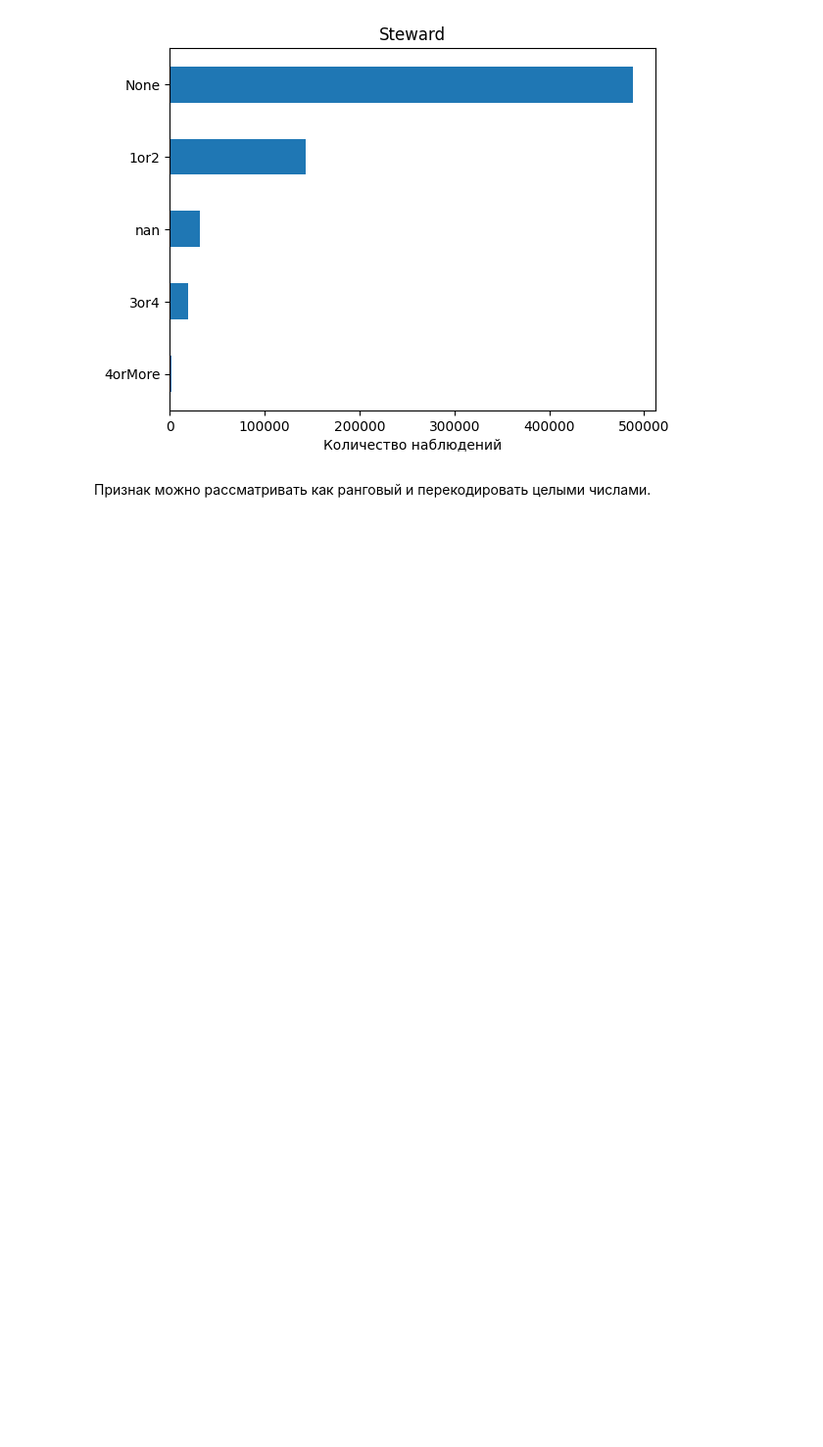
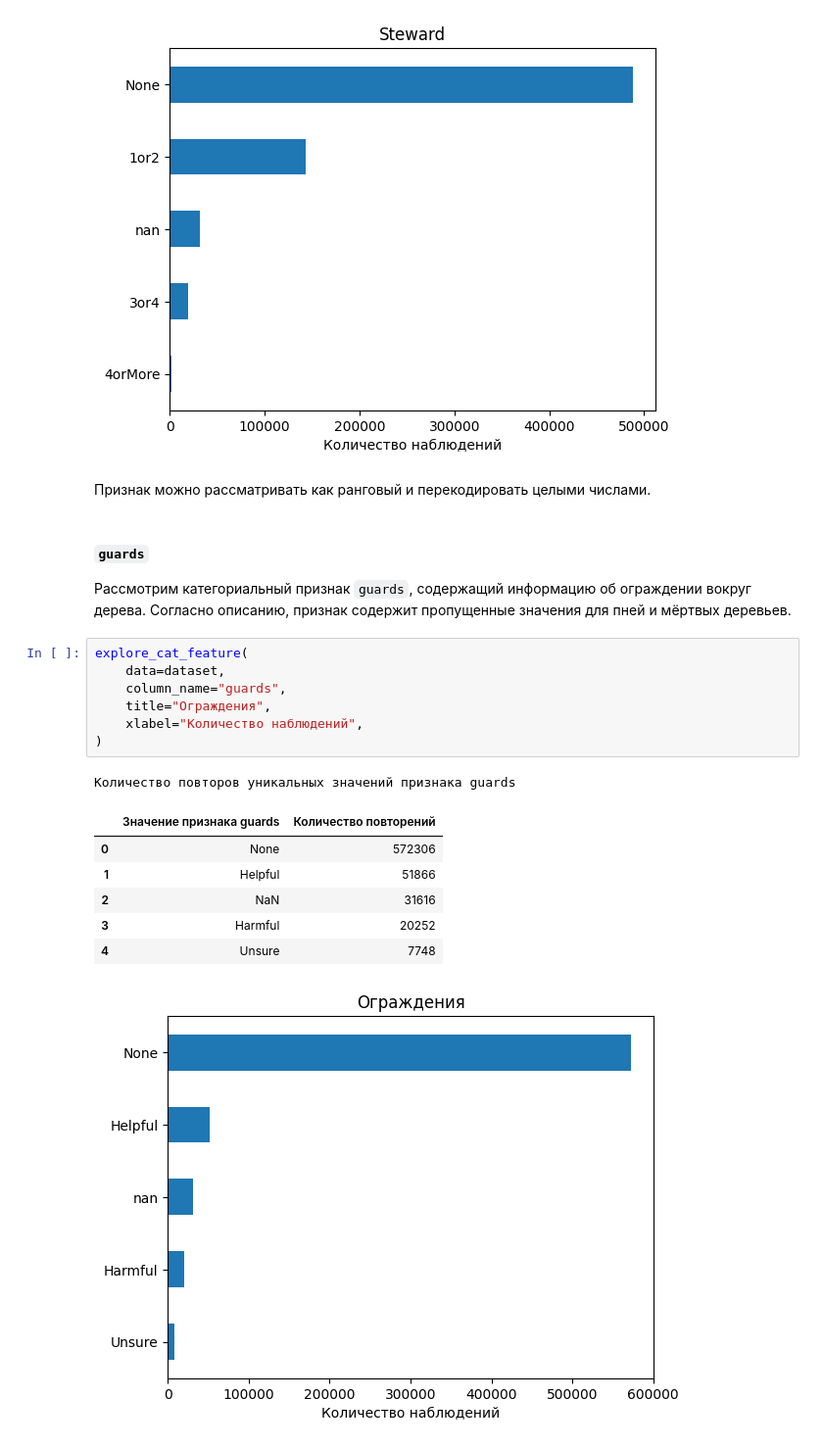
Before and after one commit to AlekseiBogachev/ny-tree-census, a Jupyter notebook: notebooks/exploratory/eda.ipynb, the cells around one changed output. Shown at 98% size. Saved outputs shown, nothing was run; the diff lists cells and outputs as text; blank space fills up the shorter version.

Commit message:
Рассмотрены признаки guards, sidewalk, user_type, root_stone.

```diff
--- a/notebooks/exploratory/eda.ipynb
+++ b/notebooks/exploratory/eda.ipynb
@@ -789,3 +789,24 @@ explore_cat_feature(
 [figure]
 # %% [markdown]
 Признак можно рассматривать как ранговый и перекодировать целыми числами.
+# %% [markdown]
+##### `guards`
+Рассмотрим категориальный признак `guards`, содержащий информацию об ограждении
+вокруг дерева. Согласно описанию, признак содержит пропущенные значения для пней
+и мёртвых деревьев.
+# %%
+explore_cat_feature(
+    data=dataset,
+    column_name="guards",
+    title="Ограждения",
+    xlabel="Количество наблюдений",
+)
+# %% [output]
+Количество повторов уникальных значений признака guards
+|  | Значение признака guards | Количество повторений |
+| 0 | None | 572306 |
+| 1 | Helpful | 51866 |
+| 2 | NaN | 31616 |
+| 3 | Harmful | 20252 |
+| 4 | Unsure | 7748 |
+[figure, added]
```
Also changed, not shown: parts of 10 cells of this notebook, 2 other files.
